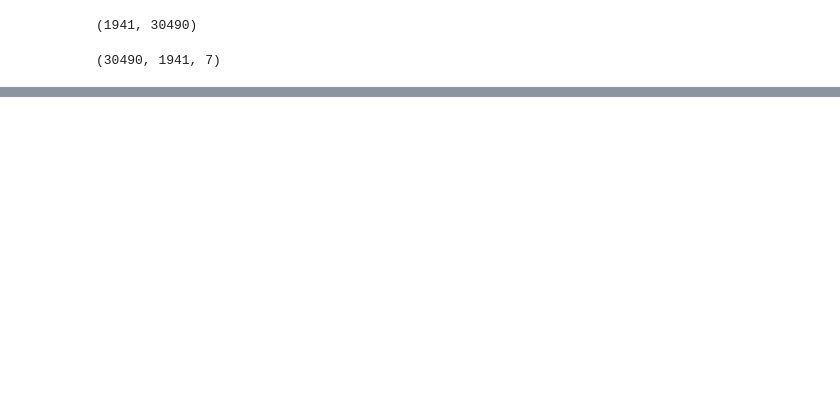
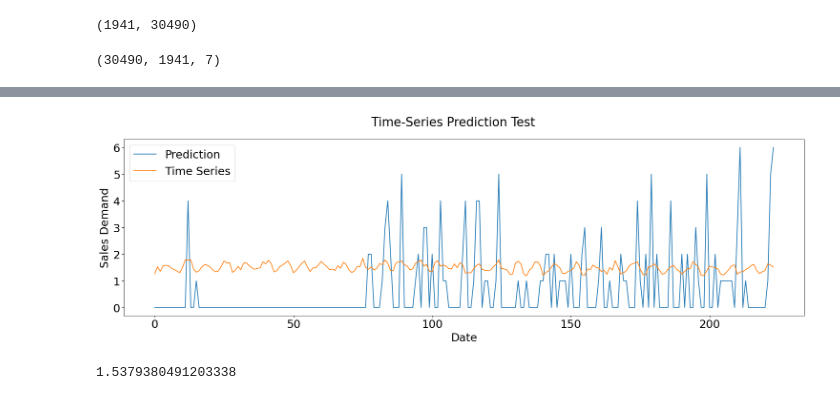
Before and after one commit to miloscola/Capsrone23-DeepAR, a Jupyter notebook: tranformer_M5.ipynb, the cells around one changed output, grey strips where cells are left out. Saved outputs shown, nothing was run; the diff lists cells and outputs as text; code cells hidden in the pictures; blank space fills up the shorter version.

```diff
--- a/tranformer_M5.ipynb
+++ b/tranformer_M5.ipynb
@@ -55,11 +56,11 @@ sales_csv_path = os.path.join(save_path, name_sales)
 calendar_csv_path = os.path.join(save_path, name_calendar)
 prices_csv_path = os.path.join(save_path, name_prices)
 
-sales = pd.read_csv('data/data_sources/sales_train_evaluation.csv')
+sales = pd.read_csv('data/M5/sales_train_evaluation.csv')
 sales.name = 'sales'
-calendar = pd.read_csv('data/data_sources/calendar.csv')
+calendar = pd.read_csv('data/M5/calendar.csv')
 calendar.name = 'calendar'
-prices = pd.read_csv('data/data_sources/sell_prices.csv')
+prices = pd.read_csv('data/M5/sell_prices.csv')
 prices.name = 'prices'
 
 #Create date index
@@ -395,0 +416,19 @@ sns.lineplot(predictions)
+# %%
+#######Plot the test set ##########################
+figure(num=None, figsize=(23, 6), dpi=80, facecolor='w', edgecolor='k')
+
+plt.plot(test_y[0])
+plt.plot(predictions)
+plt.legend(['Prediction','Time Series'],fontsize = 21)
+plt.suptitle('Time-Series Prediction Test',fontsize = 23)
+plt.xticks(fontsize=21 )
+plt.yticks(fontsize=21 )
+plt.ylabel(ylabel = 'Sales Demand',fontsize = 21)
+plt.xlabel(xlabel = 'Date',fontsize = 21)
+plt.show()
+# %% [output]
+[figure, added]
+# %%
+np.sqrt(((test_y[0].numpy() - predictions) ** 2).mean())
+# %% [output]
+1.5379380491203338
```
Also changed, not shown: parts of 8 cells of this notebook, 2 other files.
